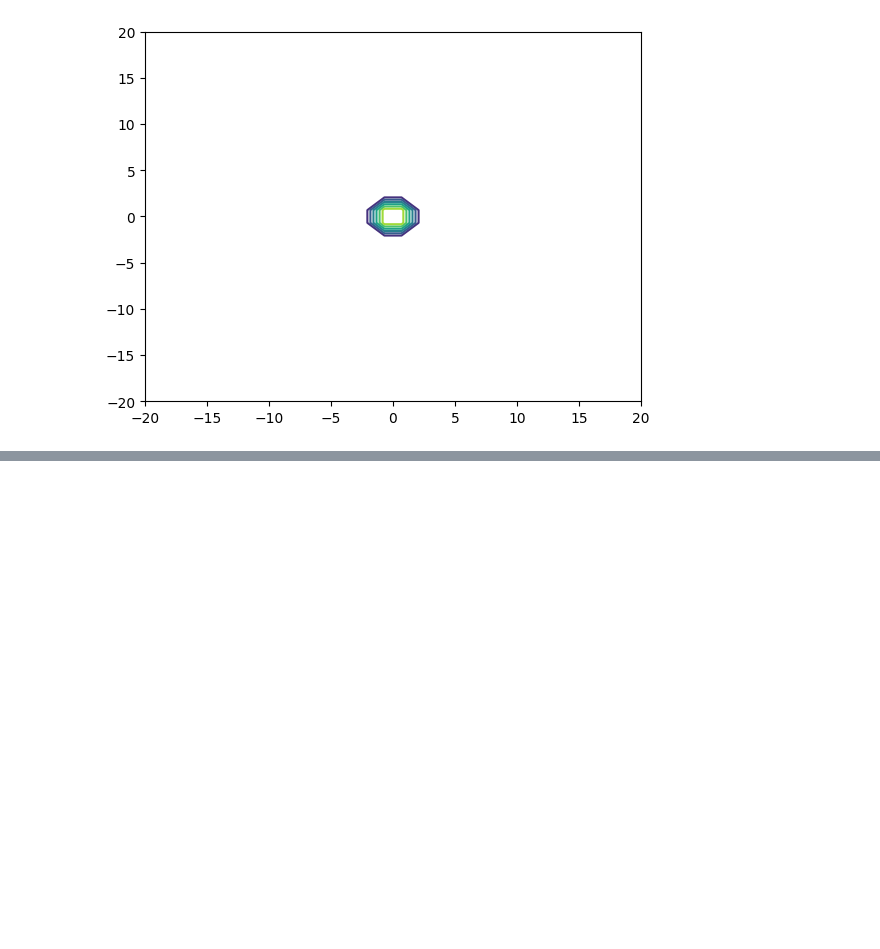
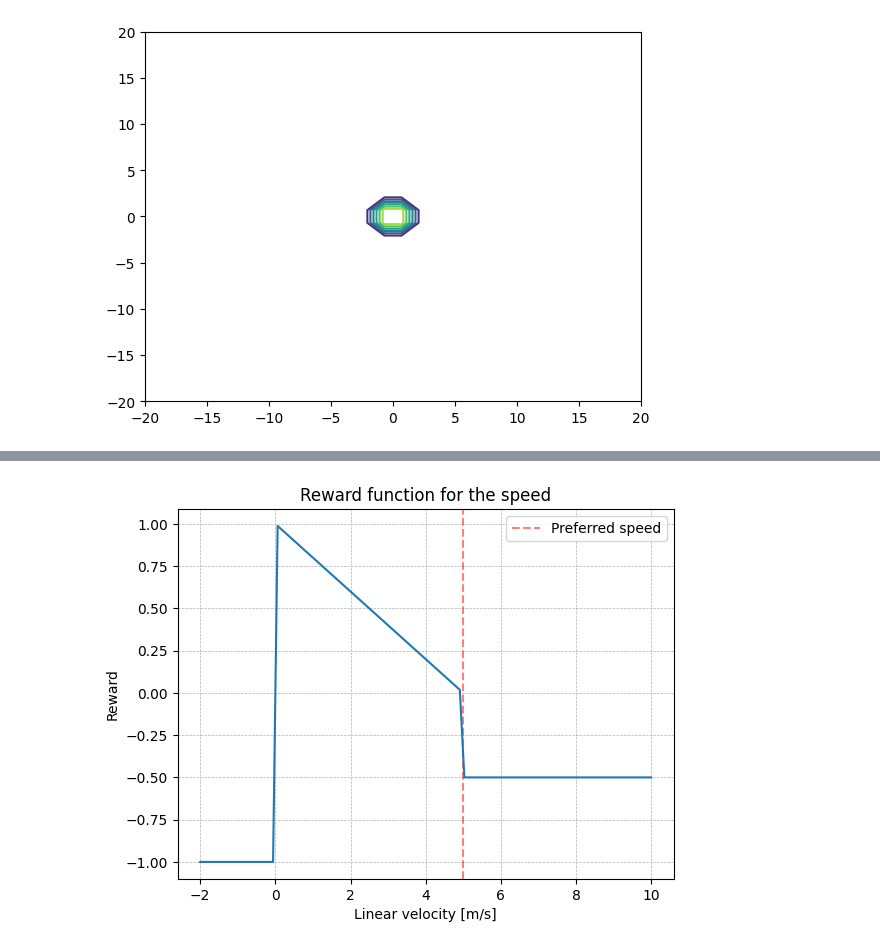
Before and after one commit to White-On/Streamlit_Presentation, a Jupyter notebook: fitness_notebook.ipynb, the cells around one changed output, grey strips where cells are left out. Cells and saved outputs as stored; diff of their text form; code cells hidden in the pictures; blank space fills up the shorter version.

```diff
--- a/fitness_notebook.ipynb
+++ b/fitness_notebook.ipynb
@@ -366,0 +437,29 @@ plt.show()
+# %%
+def speed_reward(current_speed, pref_speed):
+    if 0.0 < current_speed <= pref_speed:
+        l = 1/pref_speed # old formula
+        return l * (pref_speed - current_speed)
+        # return 1-(pref_speed - current_speed)/pref_speed
+    elif current_speed > pref_speed:
+        return -0.5
+    elif current_speed <= 0.0:
+        return -1.0
+
+
+v_ev = np.linspace(-2, 10, n)
+
+speed_function = np.vectorize(speed_reward)
+pref_speed = 5
+r_speed = speed_function(v_ev, pref_speed)
+
+plt.axvline(pref_speed, color='r', linestyle='--', alpha=0.5, label='Preferred speed')
+plt.plot(v_ev, r_speed)
+plt.xlabel('Linear velocity [m/s]')
+plt.ylabel('Reward')
+plt.title('Reward function for the speed')
+plt.grid(True, linewidth=0.5, linestyle='--')
+plt.legend()
+
+plt.show()
+# %% [output]
+[figure, added]
```
Also changed, not shown: parts of 13 cells of this notebook, 3 other files.
